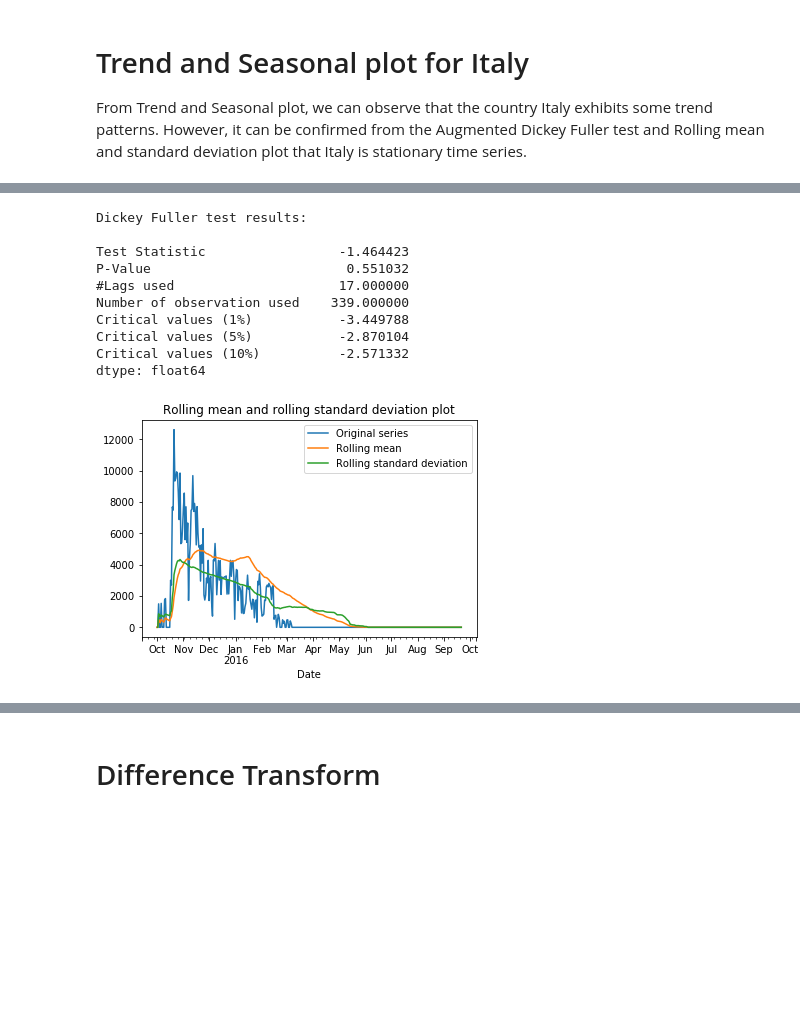
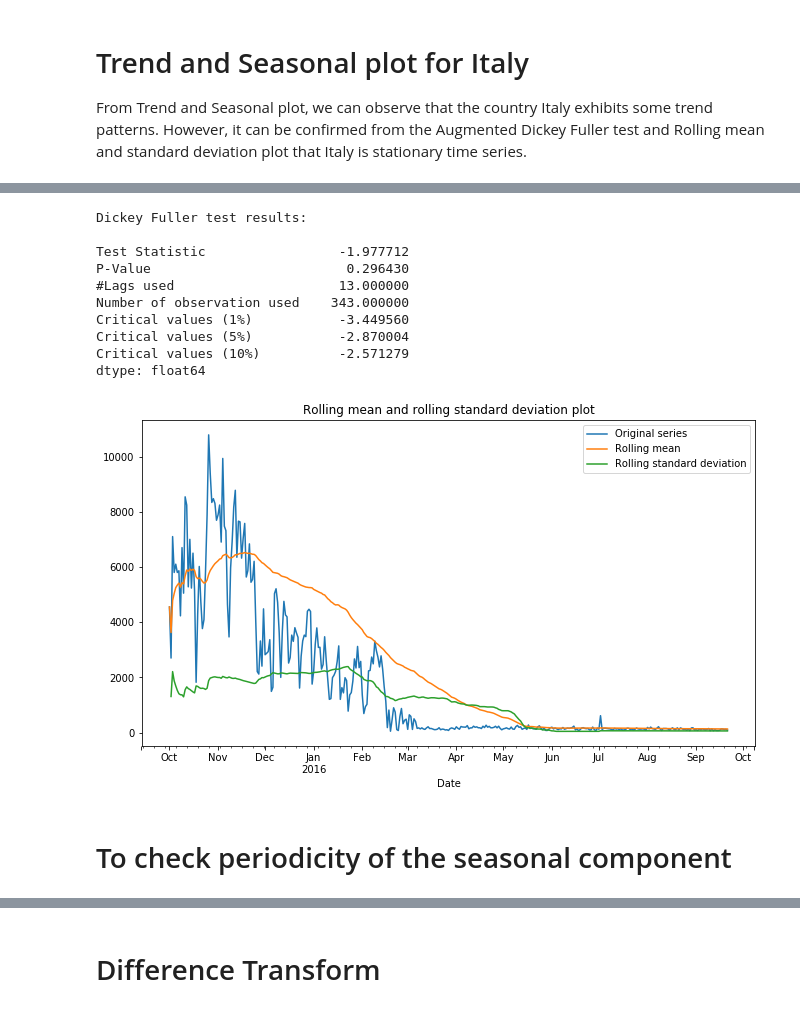
Before and after one commit to manojhuilgol/Data-Science-Lab---SoSe-2019---Time-series-Forecast-using-UNHCR-data, a Jupyter notebook: data_preprocessing.ipynb, the cells around one changed output, grey strips where cells are left out. Drawn from its saved outputs; the diff is of its cells as text; code cells hidden in the pictures; blank space fills up the shorter version.

```diff
--- a/data_preprocessing.ipynb
+++ b/data_preprocessing.ipynb
@@ -143,8 +143,10 @@ def idw_interpolation_k_factor(country,factor):
 Three countries have no entries in the dataset. Hence IDW interpolation is used to fill those missing values.
 # %%
 interpolated_data = copy.deepcopy(data)
+interpolated_data_2 = copy.deepcopy(data)
 for country in data.columns:
     interpolated_data[country] = idw_interpolation_k_factor(data[country], 1) # k-value is taken as 1.
+    interpolated_data_2[country] = idw_interpolation_k_factor(data[country], 2) # k-values is taken as 2.
 # %%
 interpolated_data.isnull().sum()   # All the missing data is being filled with approximated values using IDW interpolation.
 # %% [output]
@@ -254,6 +269,7 @@ def check_stationarity(country):
 The country Italy is stationary time series since p-value < 0.05.
 Rolling Mean and Standard deviation plot is also constant with respect to time.
 # %%
+rcParams['figure.figsize'] = 11, 6
 dickey_fuller(interpolated_data['Arrivals to Italy'])
 check_stationarity(interpolated_data['Arrivals to Italy'])
 # %% [output]
@@ -290,15 +309,18 @@ The country Slovenia is non-stationary time series since p-value > 0.05. Rolling
 # %%
-dickey_fuller(interpolated_data['Arrivals to Slovenia'])
-check_stationarity(interpolated_data['Arrivals to Slovenia'])
+rcParams['figure.figsize'] = 11, 6
+dickey_fuller(interpolated_data['Arrivals to Austria'])
+check_stationarity(interpolated_data['Arrivals to Austria'])
 # %% [output]
 Dickey Fuller test results:
 
-Test Statistic                 -1.464423
-P-Value                         0.551032
-#Lags used                     17.000000
-Number of observation used    339.000000
-Critical values (1%)           -3.449788
-Critical values (5%)           -2.870104
-Critical values (10%)          -2.571332
+Test Statistic                 -1.977712
+P-Value                         0.296430
+#Lags used                     13.000000
+Number of observation used    343.000000
+Critical values (1%)           -3.449560
+Critical values (5%)           -2.870004
+Critical values (10%)          -2.571279
 dtype: float64
-[figure, old version]
+[figure, new version]
+# %% [markdown]
+# To check periodicity of the seasonal component
```
Also changed, not shown: parts of 27 cells of this notebook.
